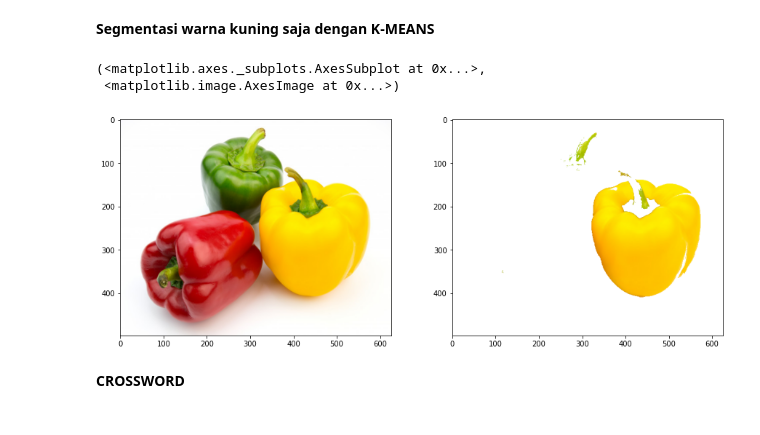
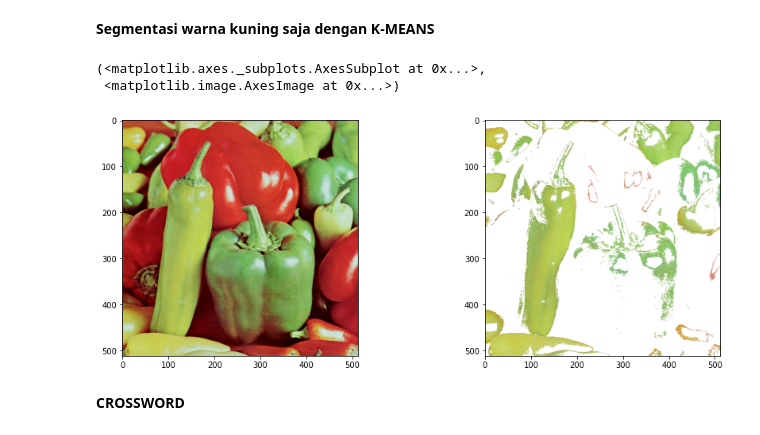
Before and after one commit to NN2777/Phyton-Image-Processing, a Jupyter notebook: Weekly 10.ipynb, the cells around one changed output. Drawn from its saved outputs; the diff is of its cells as text; code cells hidden in the pictures.

```diff
--- a/Weekly 10.ipynb
+++ b/Weekly 10.ipynb
@@ -150,7 +150,7 @@ plt.show()
 # %% [markdown]
 **Segmentasi warna kuning saja dengan K-MEANS**
 # %%
-filename_4 = ('/content/drive/MyDrive/PCVK_MM/Images/peppers.jpg')
+filename_4 = ('/content/drive/MyDrive/koceng/peppers.tiff')
 img_p = cv2.imread(filename_4)
 img_rgb2 = cv2.cvtColor(img_p,cv2.COLOR_BGR2RGB)
 
@@ -161,34 +161,34 @@ pixel_values = np.float32(pixel_values)
 
 criteria = (cv2.TERM_CRITERIA_EPS + cv2.TERM_CRITERIA_MAX_ITER, 100, 0.2)
 
 # Jika diperhatikan pada image asli, terdapat 3 warna utama (hijau, biru, dan putih/orange). Untuk percobaan ini kita akan gunakan 3 cluster untuk image ini
 
 k = 6
 _, labels, (centers) = cv2.kmeans(pixel_values, k, None, criteria, 10, cv2.KMEANS_RANDOM_CENTERS)
 
 # konversi titik centroid ke dalam integer
 centers = np.uint8(centers)
 
 # flattening label array
 labels = labels.flatten()
 
 masked_image = np.copy(img_rgb2)
 masked_image0 = masked_image.reshape((-1, 3))
 masked_image0[labels != 1] = [255, 255, 255]
 masked_image0 = masked_image0.reshape(img_rgb2.shape)
 
 plt.figure(figsize = (15,12))
 plt.subplot(2,2,1),plt.imshow(img_rgb2)
 plt.subplot(2,2,2),plt.imshow(masked_image0)
 
 
 # Soal: Saat anda menampilkan warna tertentu, jelaskan kendala yang dihadapi dan mengapa hal itu terjadi.
 # Jawab: Kendala yang dihadapi adalah warna yang didapat random (acak) berdasarkan cluster terdekat.
 # Jika ingin mendapatkan hasil yang sama dengan yang ada di jobsheet maka harus di reload trs menerus
 # %% [output]
 (<matplotlib.axes._subplots.AxesSubplot at 0x...>,
  <matplotlib.image.AxesImage at 0x...>)
-[figure, old version]
+[figure, new version]
 # %% [markdown]
 **CROSSWORD**
 # %%
```
Also changed, not shown: parts of 4 cells of this notebook.
